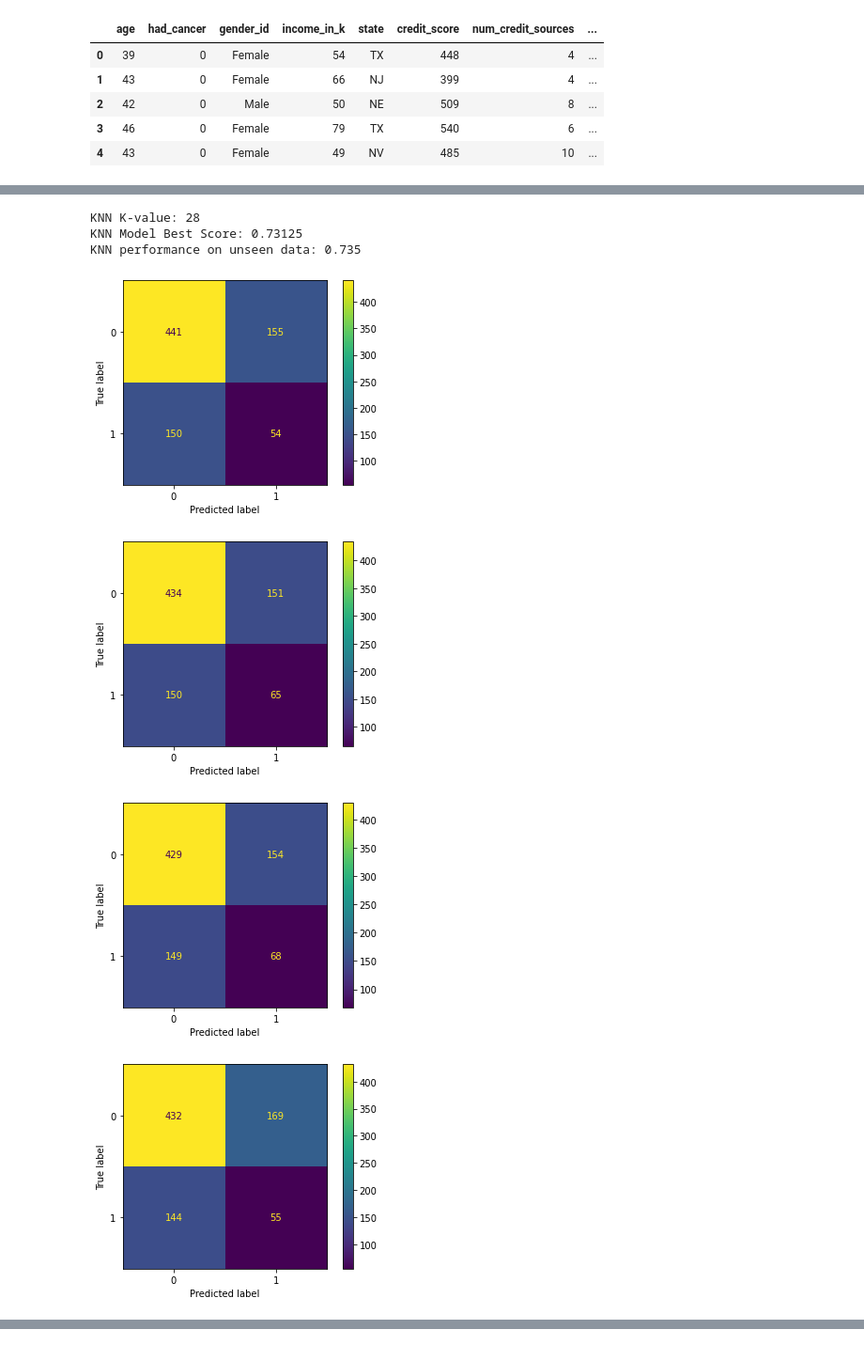
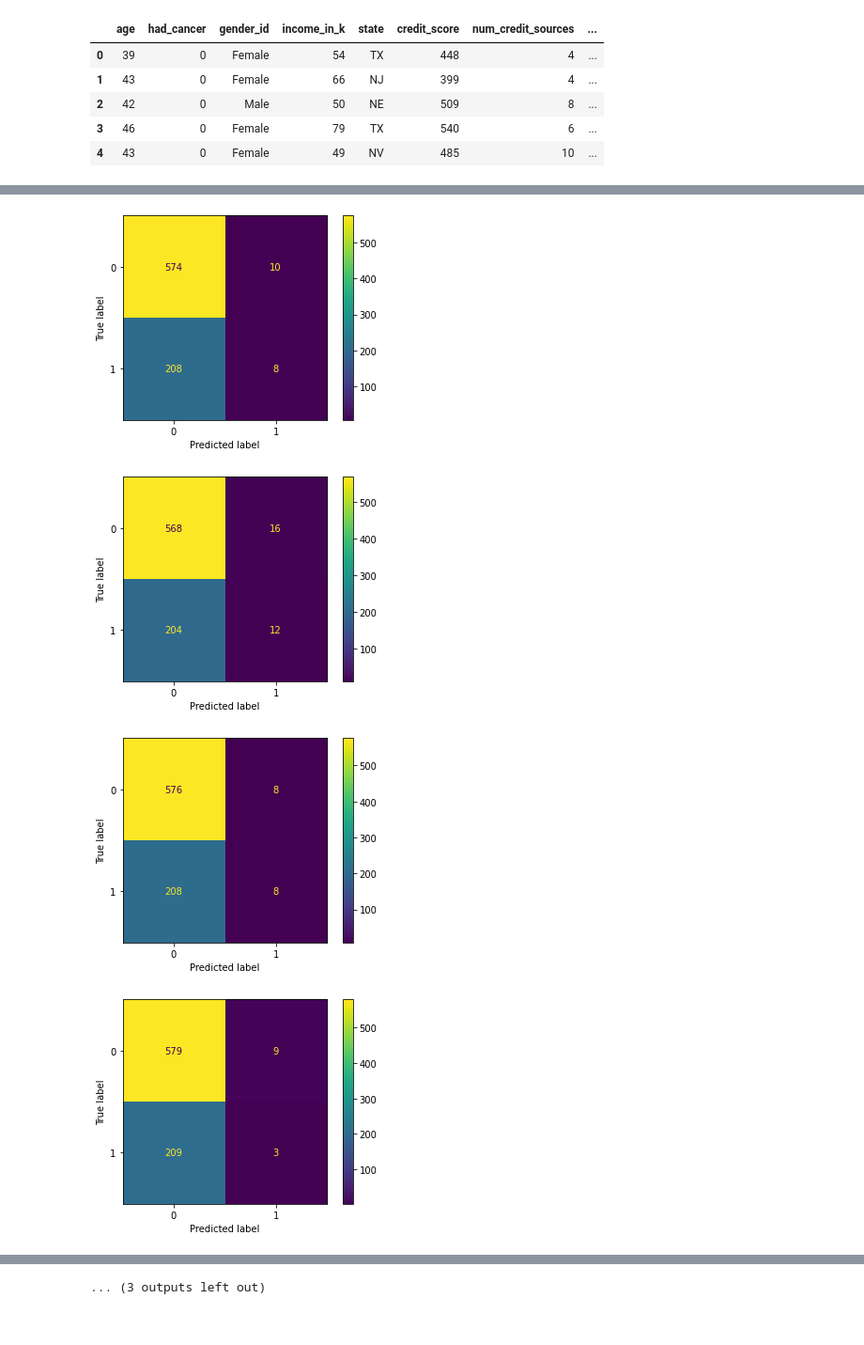
Before and after one commit to klkyamauchi/CPSC392ParlettPelleriti, a Jupyter notebook: Assignments/HW2_SP21.ipynb, the cells around one changed output, grey strips where cells are left out. Shown at 94% size. Saved outputs shown, nothing was run; the diff lists cells and outputs as text; code cells hidden in the pictures.

```diff
--- a/Assignments/HW2_SP21.ipynb
+++ b/Assignments/HW2_SP21.ipynb
@@ -111,14 +78 @@ plot_confusion_matrix(knnModel, Xz_test, y_test)
-# %%
-#from your best model, get your best parameters (value of k)
-print("KNN K-value: " + str(knnModel.best_estimator_.get_params()["n_neighbors"]))
-
-# highest accuracy pulled from the model
-print("KNN Model Best Score: " + str(knnModel.best_score_))
-
-#how well does our model do on unseen data
-print("KNN performance on unseen data: " + str(knnModel.score(X_test,y_test)))
-# %% [output]
-KNN K-value: 28
-KNN Model Best Score: 0.73125
-KNN performance on unseen data: 0.735
 # %%
@@ -128,7 +82,7 @@ dummies = pd.get_dummies(data[["gender_id", "state"]])
 # add variables back into the data frame
 data = pd.concat([data, dummies], axis=1)
 # %%
-# Logistic Regression
+# 1. Build Models
 
 predictors = ['age', 'had_cancer', 'income_in_k','credit_score',
               'num_credit_sources', 'utilization_rate', 'gender_id_Female',
@@ -153,9 +107,15 @@ kf = KFold(5, shuffle = True)
 
 lr = LogisticRegression()
 
-lr_acc = []
-tree_acc = []
+lr_train_acc = []
+lr_test_acc = []
+tree_train_acc = []
+tree_test_acc = []
 tree_depth = []
+knn_acc = []
+knn_train_acc = []
+knn_test_acc = []
+knn_best_estimators = []
 # %%
 # Logistic Regression and Decision Tree
 
@@ -168,38 +128,68 @@ for train, test in kf.split(X):
 
     # Z-score continuous data
     zScore = StandardScaler()
     zScore.fit(X_train[['age', 'income_in_k',
              'credit_score', 'num_credit_sources',
              'utilization_rate']])
 
     X_train[['age', 'income_in_k',
              'credit_score', 'num_credit_sources',
              'utilization_rate']] = zScore.transform(X_train[['age',
                                                               'income_in_k',
                                                               'credit_score',
                                                               'num_credit_sources',
                                                               'utilization_rate']])
     X_test[['age', 'income_in_k',
             'credit_score', 'num_credit_sources',
             'utilization_rate']] = zScore.transform(X_test[['age',
                                                             'income_in_k',
                                                             'credit_score',
                                                             'num_credit_sources',
                                                             'utilization_rate']])
 
+    # For KNN, include only continuous/interval columns as predictors
+    knnX_train = X_train[['age', 'income_in_k', 'credit_score', 'num_credit_sources',
+                         'utilization_rate']]
+    knnX_test = X_test[['age', 'income_in_k', 'credit_score', 'num_credit_sources',
+                         'utilization_rate']]
+
     # create models
     model = lr.fit(X_train, y_train)
-    tree = DecisionTreeClassifier()
+
+    tree = DecisionTreeClassifier(max_depth = 4)
     tree.fit(X_train,y_train)
 
+    # KNN Model
+
+    knn = KNeighborsClassifier()
+    ks = {"n_neighbors": range(1,30)}
+    knn.fit(knnX_train,y_train)
+
+    # use grid search to find best parameters
+    grid = GridSearchCV(knn,ks, scoring = "accuracy", cv = 5)
+    #run the model validation for us and be the best fit model already
+    knnModel = grid.fit(knnX_train, y_train)
+
+
     # record accuracy
-    lr_acc.append(accuracy_score(y_test, model.predict(X_test)))
-    tree_acc.append(tree.score(X_test,y_test))
+    lr_train_acc.append(accuracy_score(y_train, model.predict(X_train)))
+    lr_test_acc.append(accuracy_score(y_test, model.predict(X_test)))
+
+    tree_train_acc.append(tree.score(X_train,y_train))
+    tree_test_acc.append(tree.score(X_test,y_test))
     tree_depth.append(tree.get_depth())
 
-    plot_confusion_matrix(tree,X_test,y_test)
+    knn_best_estimators.append(knnModel.best_estimator_.get_params()["n_neighbors"])
+    knn_acc.append(knnModel.best_score_)
+    knn_train_acc.append(knnModel.score(knnX_train,y_train))
+    knn_test_acc.append(knnModel.score(knnX_test,y_test))
+
+    # confusion matrices
+    plot_confusion_matrix(lr, X_test, y_test)
+    plot_confusion_matrix(tree, X_test, y_test)
+    plot_confusion_matrix(knnModel, knnX_test, y_test)
 # %% [output]
-[figure, old version]
+[figure, new version]
-[figure, old version]
+[figure, new version]
-[figure, old version]
+[figure, new version]
-[figure, old version]
+[figure, new version]
@@ -206,0 +204 @@ for train, test in kf.split(X):
+... (3 outputs left out)
```
Also changed, not shown: parts of 12 cells of this notebook, 1 other file.
